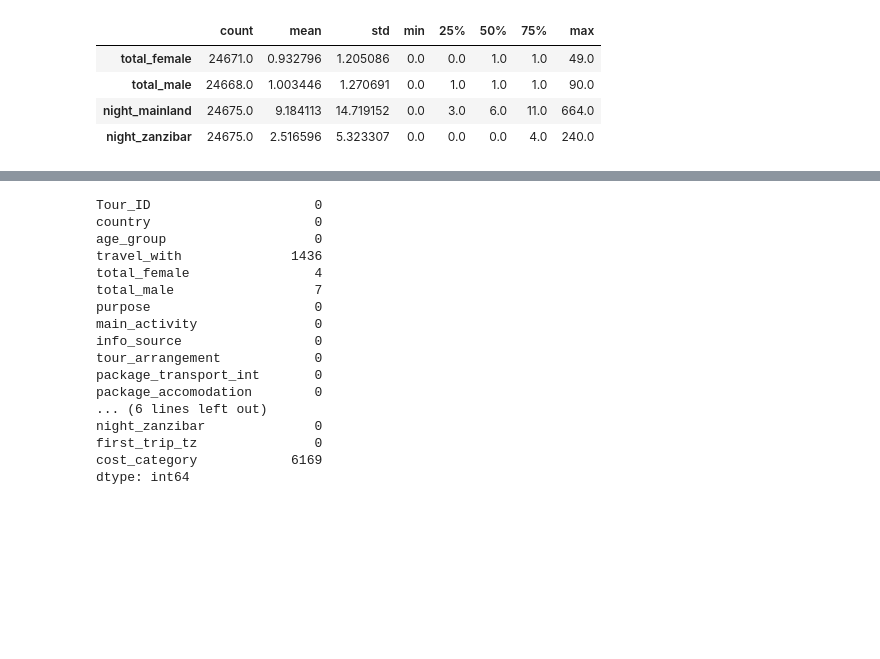
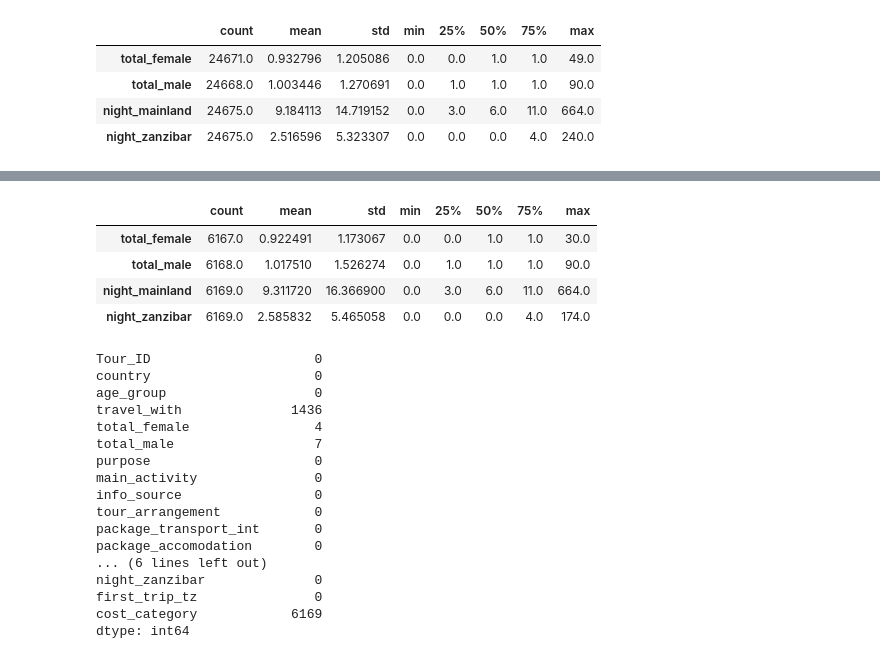
Before and after one commit to Njaramba-Riri/expenditure-prediction, a Jupyter notebook: Models/Feature_Eng.ipynb, the cells around one changed output, grey strips where cells are left out. Cells and saved outputs as stored; diff of their text form; code cells hidden in the pictures; blank space fills up the shorter version.

```diff
--- a/Models/Feature_Eng.ipynb
+++ b/Models/Feature_Eng.ipynb
@@ -102,3 +107,11 @@ full.describe().T
+# %%
+test.describe().T
+# %% [output]
+|  | count | mean | std | min | 25% | 50% | 75% | max |
+| total_female | 6167.0 | 0.922491 | 1.173067 | 0.0 | 0.0 | 1.0 | 1.0 | 30.0 |
+| total_male | 6168.0 | 1.017510 | 1.526274 | 0.0 | 1.0 | 1.0 | 1.0 | 90.0 |
+| night_mainland | 6169.0 | 9.311720 | 16.366900 | 0.0 | 3.0 | 6.0 | 11.0 | 664.0 |
+| night_zanzibar | 6169.0 | 2.585832 | 5.465058 | 0.0 | 0.0 | 0.0 | 4.0 | 174.0 |
 # %%
 full.isna().sum()
 # %% [output]
```
Also changed, not shown: parts of 17 cells of this notebook, 8 other files.
